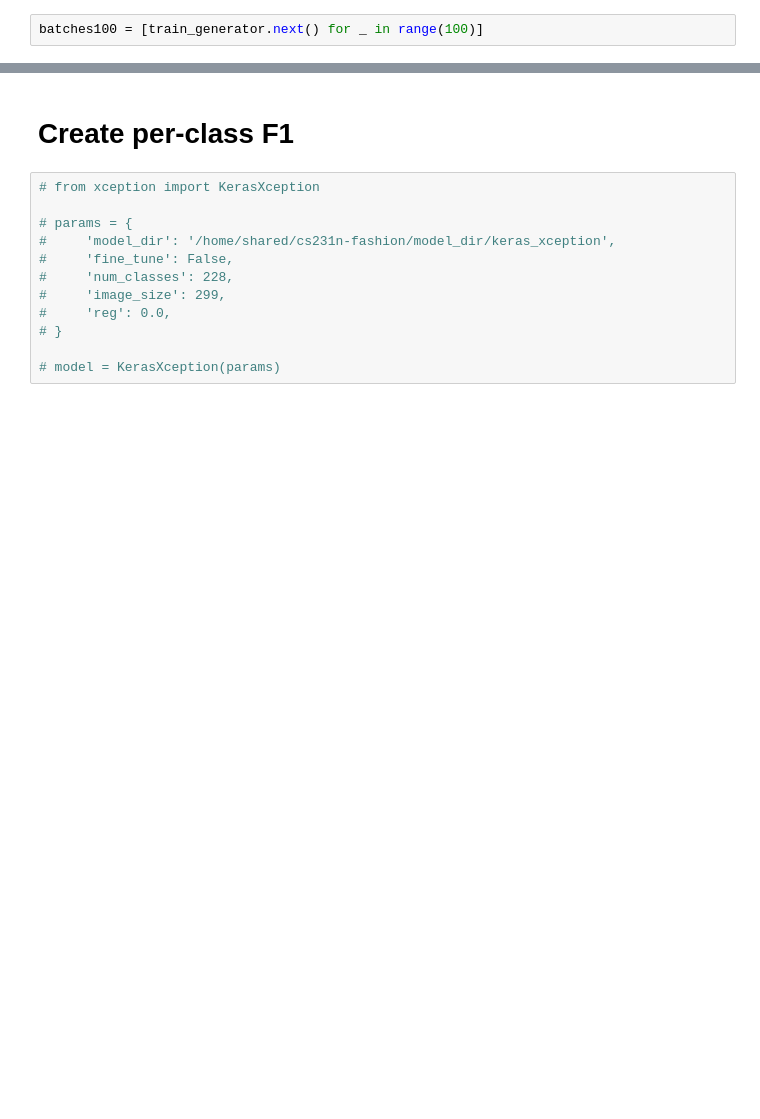
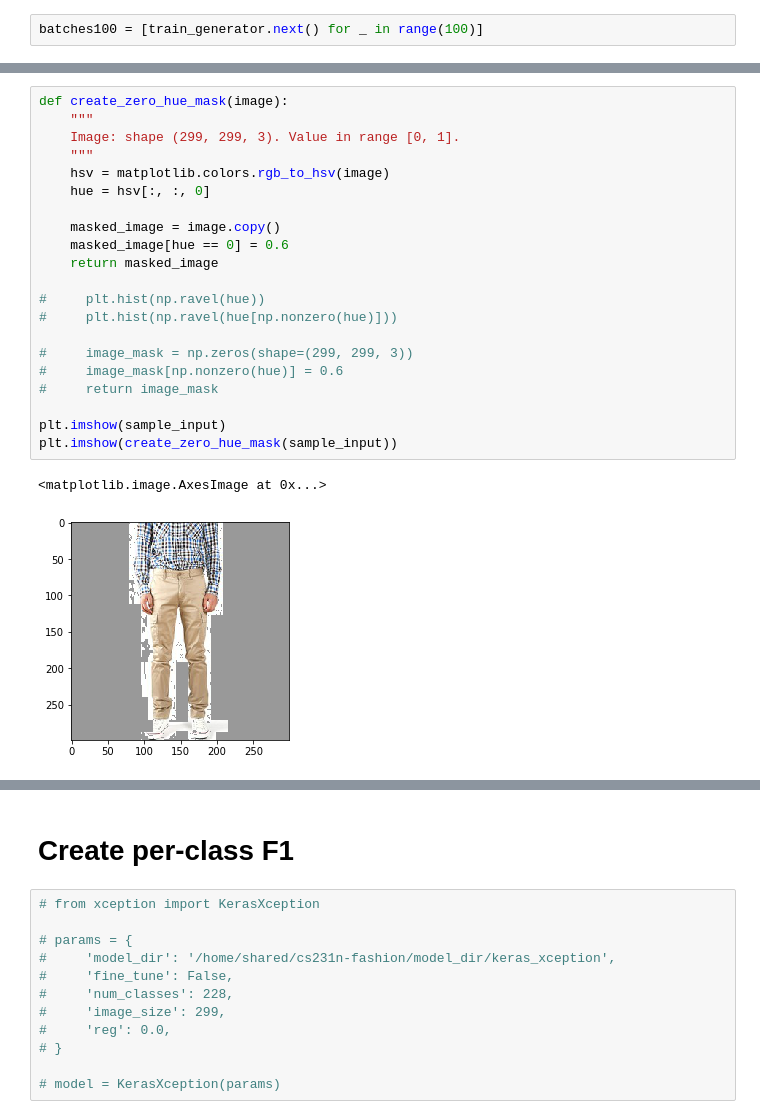
Before and after one commit to minfawang/cs231n-fashion, a Jupyter notebook: code/code_test.ipynb, the cells around one changed output, grey strips where cells are left out. Cells and saved outputs as stored; diff of their text form; blank space fills up the shorter version.

```diff
--- a/code/code_test.ipynb
+++ b/code/code_test.ipynb
@@ -362,0 +404,24 @@ for i in range(nrows):
+# %%
+def create_zero_hue_mask(image):
+    """
+    Image: shape (299, 299, 3). Value in range [0, 1].
+    """
+    hsv = matplotlib.colors.rgb_to_hsv(image)
+    hue = hsv[:, :, 0]
+
+    masked_image = image.copy()
+    masked_image[hue == 0] = 0.6
+    return masked_image
+
+#     plt.hist(np.ravel(hue))
+#     plt.hist(np.ravel(hue[np.nonzero(hue)]))
+
+#     image_mask = np.zeros(shape=(299, 299, 3))
+#     image_mask[np.nonzero(hue)] = 0.6
+#     return image_mask
+
+plt.imshow(sample_input)
+plt.imshow(create_zero_hue_mask(sample_input))
+# %% [output]
+<matplotlib.image.AxesImage at 0x...>
+[figure, added]
```
Also changed, not shown: parts of 17 cells of this notebook.
